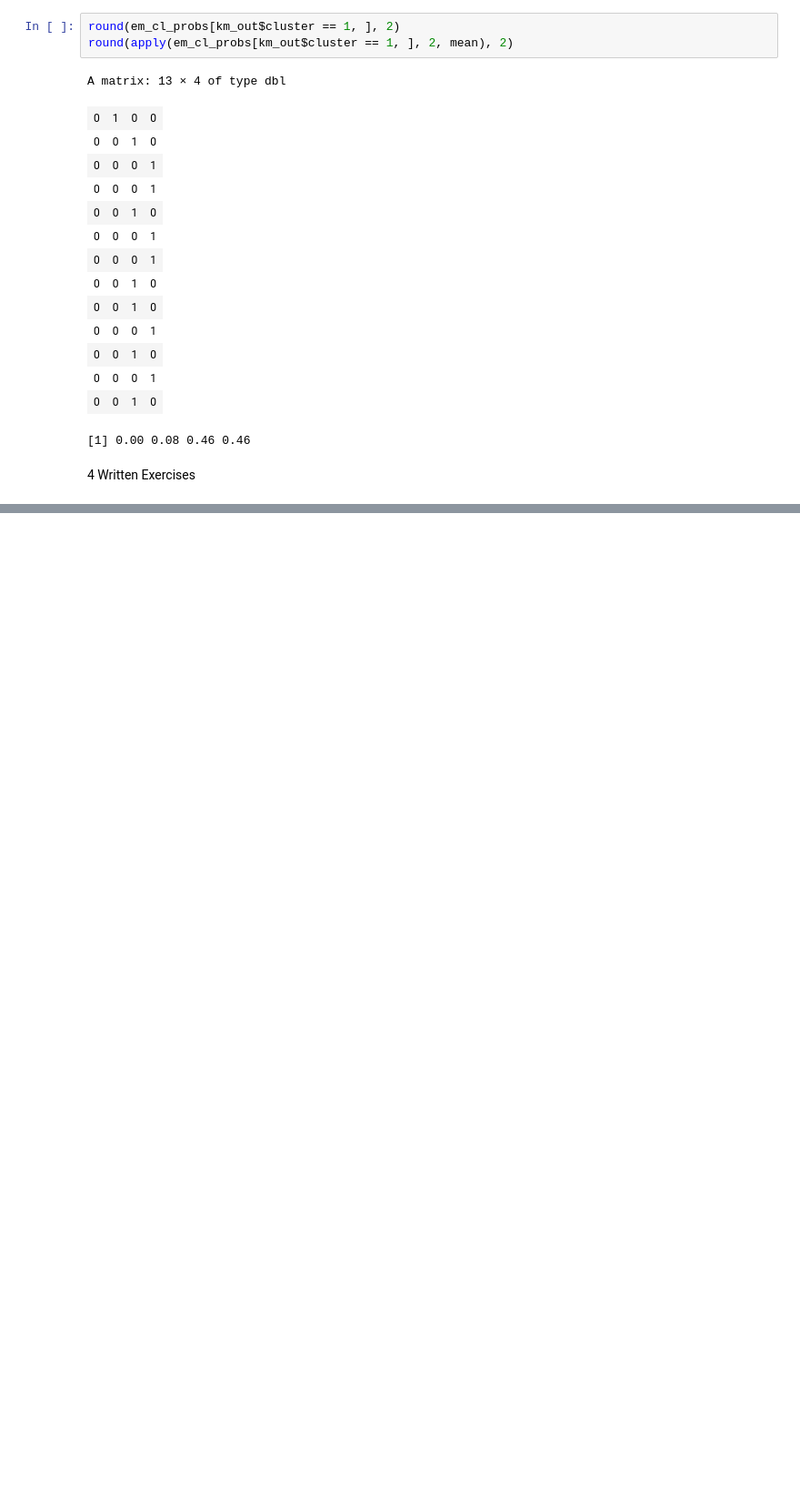
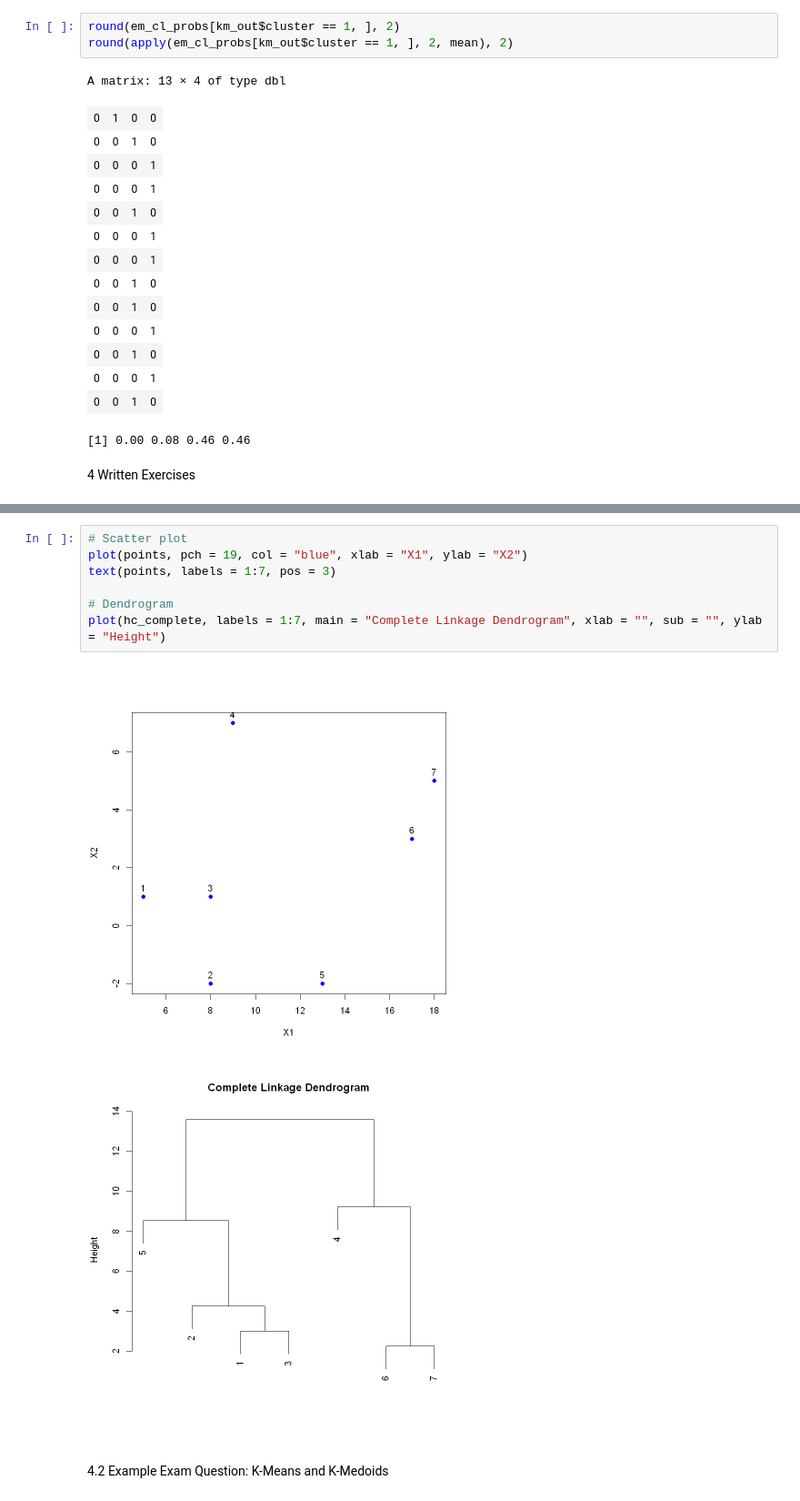
Before and after one commit to lucapdr1/ml-exercises, a Jupyter notebook: 03_exe_ML1_sol.ipynb, the cells around one changed output, grey strips where cells are left out. Shown at 91% size. Drawn from its saved outputs; the diff is of its cells as text; blank space fills up the shorter version.

```diff
--- a/03_exe_ML1_sol.ipynb
+++ b/03_exe_ML1_sol.ipynb
@@ -252,0 +298,12 @@ A matrix: 13 × 4 of type dbl
+# %%
+# Scatter plot
+plot(points, pch = 19, col = "blue", xlab = "X1", ylab = "X2")
+text(points, labels = 1:7, pos = 3)
+
+# Dendrogram
+plot(hc_complete, labels = 1:7, main = "Complete Linkage Dendrogram", xlab = "", sub = "", ylab = "Height")
+# %% [output]
+[figure, added]
+[figure, added]
+# %% [markdown]
+4.2 Example Exam Question: K-Means and K-Medoids
```
Also changed, not shown: parts of 5 cells of this notebook, 1 other file.
